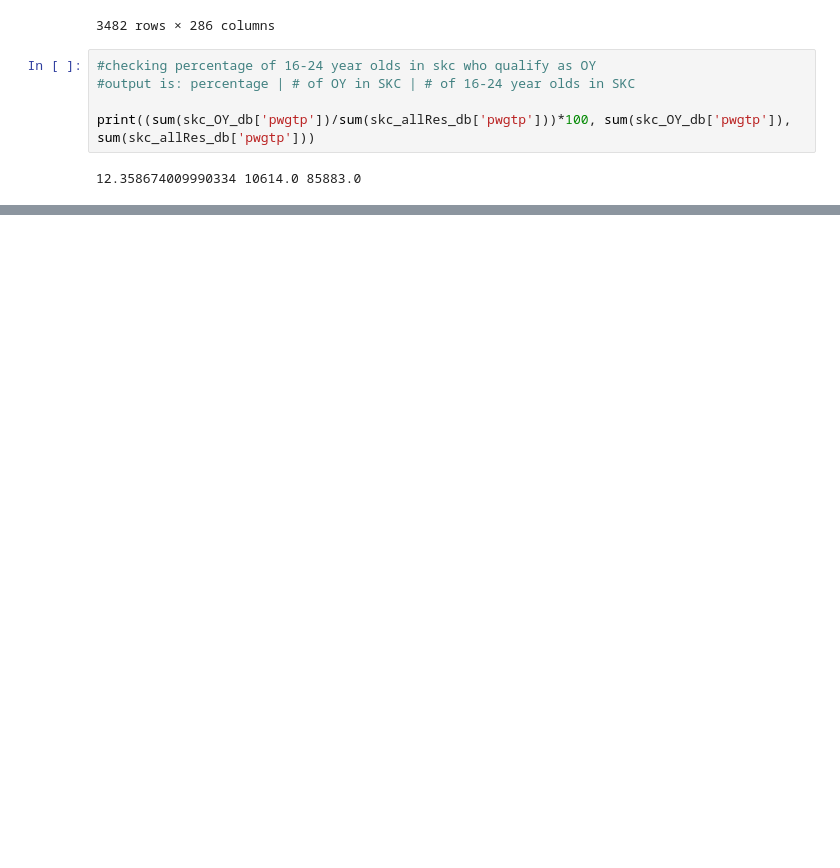
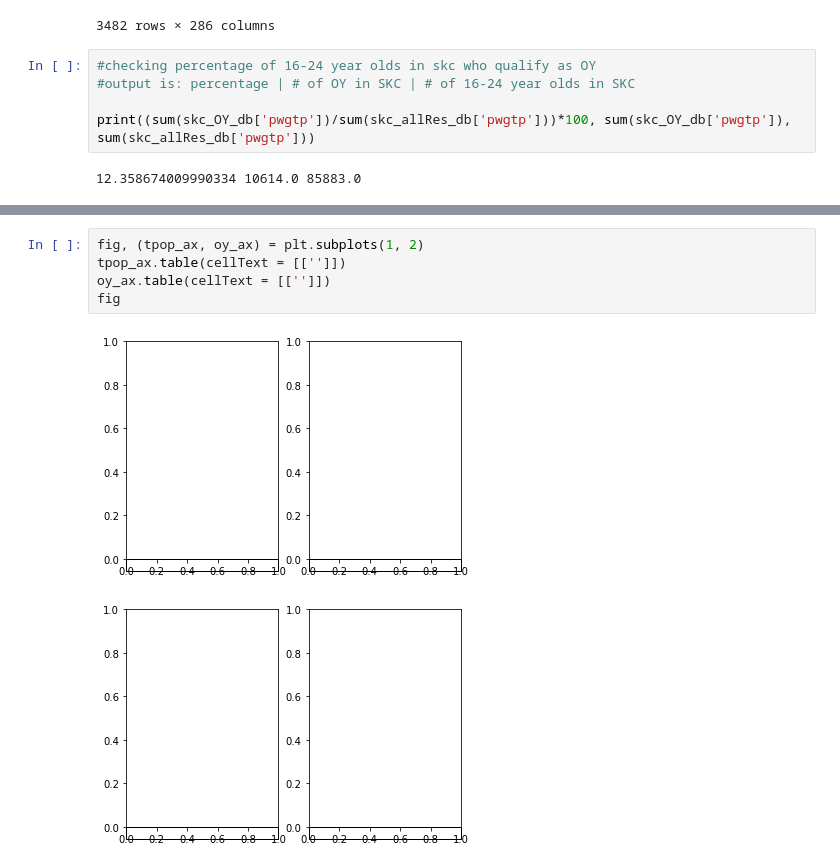
Before and after one commit to JJHick95/phase-1-project-west-ds-082420, a Jupyter notebook: notebooks/report/updated_OY_table_contructor.ipynb, the cells around one changed output, grey strips where cells are left out. Drawn from its saved outputs; the diff is of its cells as text; blank space fills up the shorter version.

```diff
--- a/notebooks/report/updated_OY_table_contructor.ipynb
+++ b/notebooks/report/updated_OY_table_contructor.ipynb
@@ -70,0 +130,8 @@ print((sum(skc_OY_db['pwgtp'])/sum(skc_allRes_db['pwgtp']))*100, sum(skc_OY_db['
+# %%
+fig, (tpop_ax, oy_ax) = plt.subplots(1, 2)
+tpop_ax.table(cellText = [['']])
+oy_ax.table(cellText = [['']])
+fig
+# %% [output]
+[figure, added]
+[figure, added]
```
Also changed, not shown: parts of 6 cells of this notebook, 2 other files.
